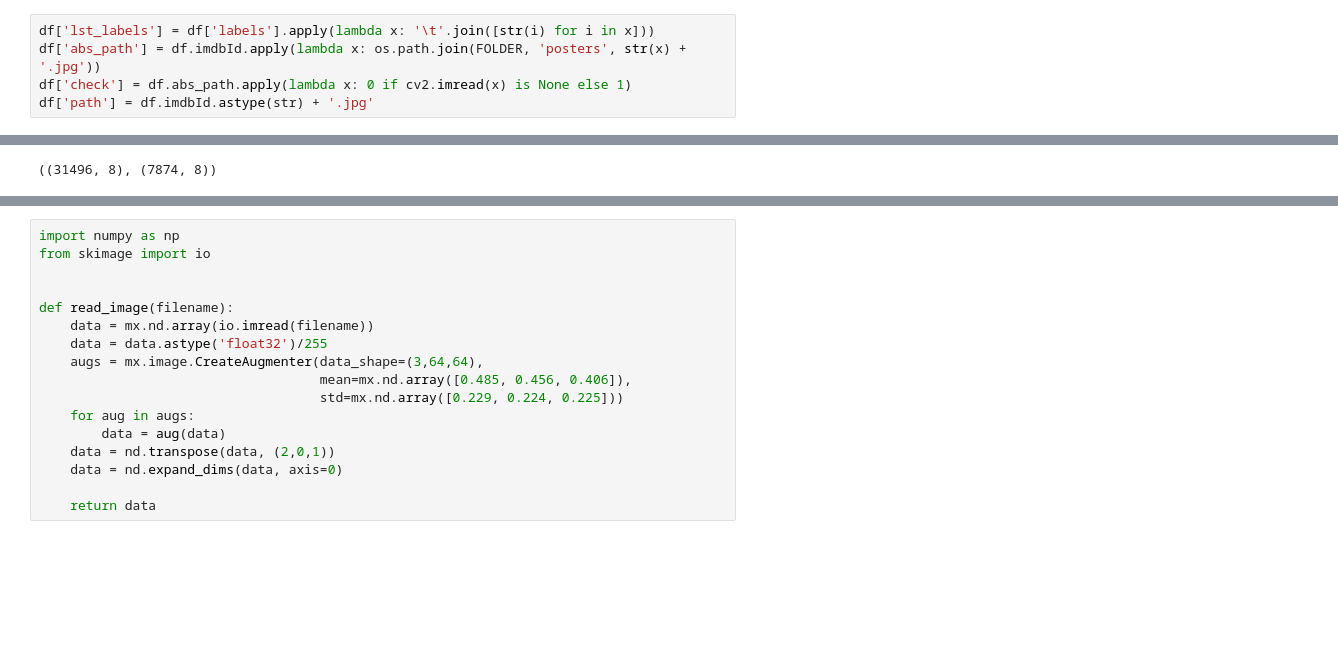
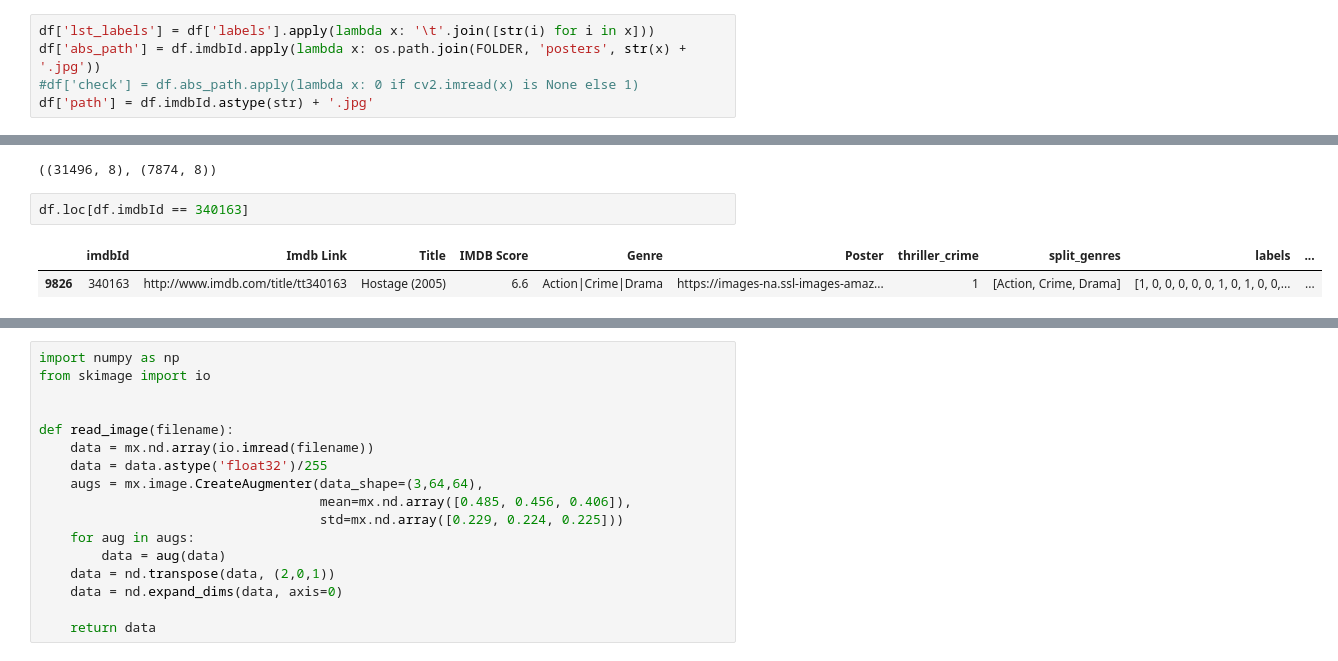
Before and after one commit to FraPochetti/KagglePlaygrounds, a Jupyter notebook: MXNetImage.ipynb, the cells around one changed output, grey strips where cells are left out. Saved outputs shown, nothing was run; the diff lists cells and outputs as text; blank space fills up the shorter version.

```diff
--- a/MXNetImage.ipynb
+++ b/MXNetImage.ipynb
@@ -116,7 +116,7 @@ sorted(Counter(g).items(), key=lambda item: item[1])
 # %%
 df['lst_labels'] = df['labels'].apply(lambda x: '\t'.join([str(i) for i in x]))
 df['abs_path'] = df.imdbId.apply(lambda x: os.path.join(FOLDER, 'posters', str(x) + '.jpg'))
-df['check'] = df.abs_path.apply(lambda x: 0 if cv2.imread(x) is None else 1)
+#df['check'] = df.abs_path.apply(lambda x: 0 if cv2.imread(x) is None else 1)
 df['path'] = df.imdbId.astype(str) + '.jpg'
 # %%
 df.shape
@@ -181,3 +181,8 @@ raw_valid = df.loc[~df.index.isin(raw_train.index)]
 raw_train.shape, raw_valid.shape
 # %% [output]
 ((31496, 8), (7874, 8))
+# %%
+df.loc[df.imdbId == 340163]
+# %% [output]
+|  | imdbId | Imdb Link | Title | IMDB Score | Genre | Poster | thriller_crime | split_genres | labels | ... |
+| 9826 | 340163 | http://www.imdb.com/title/tt340163 | Hostage (2005) | 6.6 | Action|Crime|Drama | https://images-na.ssl-images-amaz... | 1 | [Action, Crime, Drama] | [1, 0, 0, 0, 0, 0, 1, 0, 1, 0, 0,... | ... |
```
Also changed, not shown: parts of 24 cells of this notebook.
